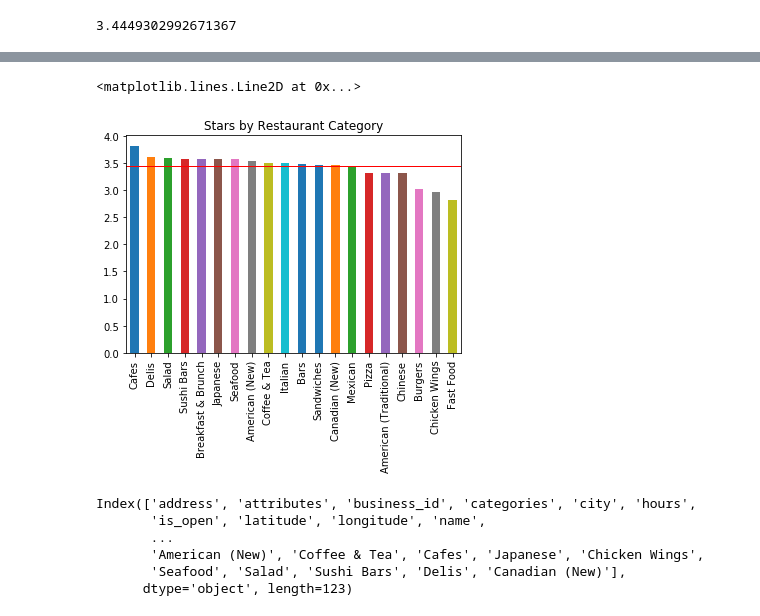
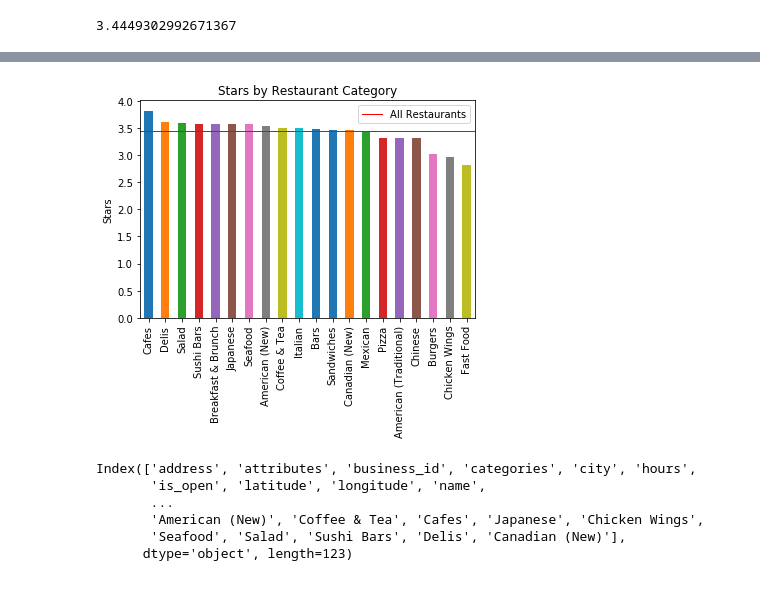
Before and after one commit to mkeisenbach/yelp-analysis, a Jupyter notebook: Question1.ipynb, the cells around one changed output, grey strips where cells are left out. Saved outputs shown, nothing was run; the diff lists cells and outputs as text; code cells hidden in the pictures.

```diff
--- a/Question1.ipynb
+++ b/Question1.ipynb
@@ -206,10 +208,12 @@ Fast Food                 2.825822
 dtype: float64
 # %%
 restaurant_means_df.sort_values(ascending=False).plot.bar(title = 'Stars by Restaurant Category')
+plt.ylabel('Stars')
 plt.axhline(y=rest_stars_mean, linewidth=1, color='r')
+plt.legend(['All Restaurants'])
+plt.show()
 # %% [output]
-<matplotlib.lines.Line2D at 0x...>
-[figure, old version]
+[figure, new version]
 # %%
 restaurants_df = pd.concat([restaurants_df, restaurant_cats[top20.index]], axis='columns')
 restaurants_df.columns
```
Also changed, not shown: parts of 2 cells of this notebook, 3 other files.
